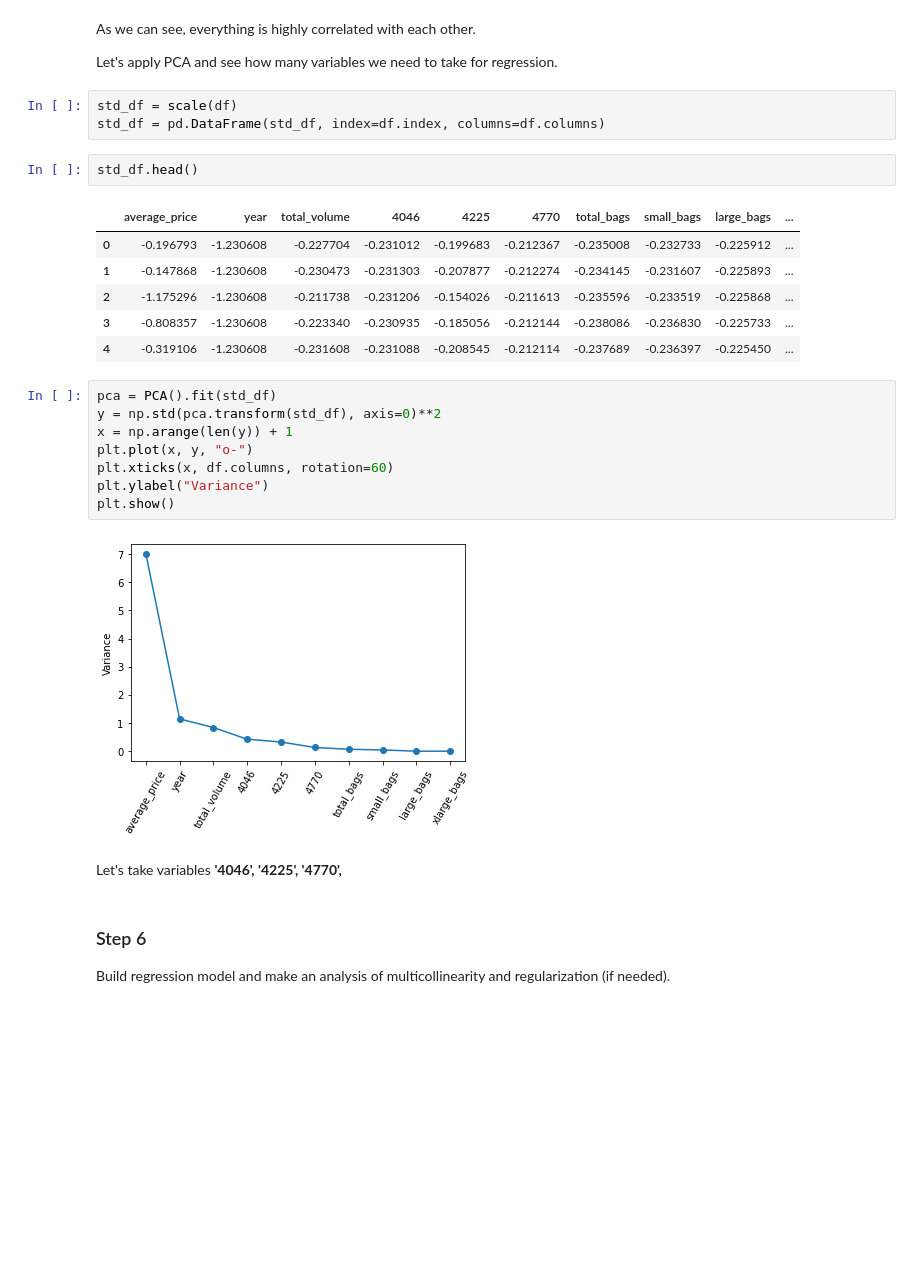
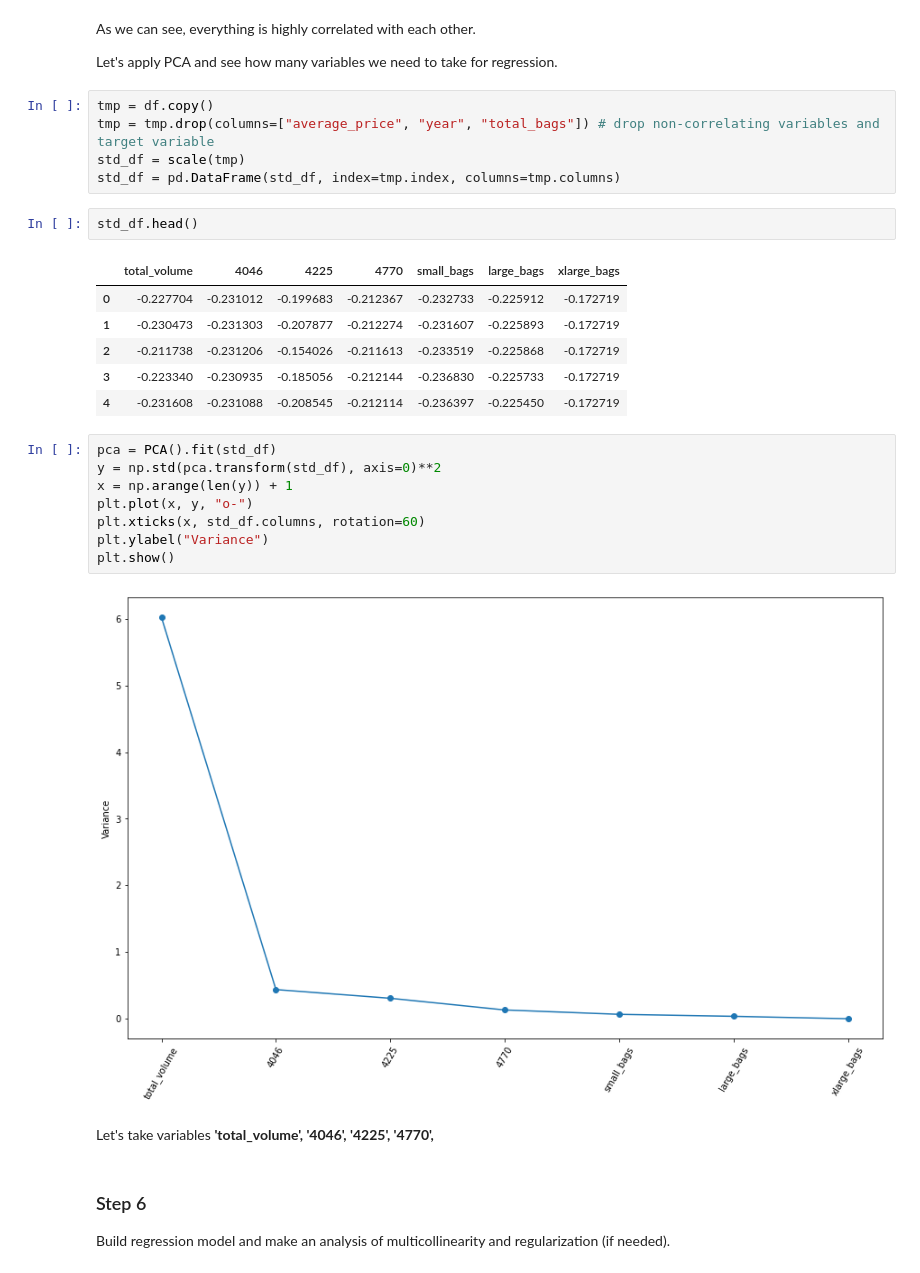
Before and after one commit to DmitryPogrebnoy/Multivar_Data_Analysis_ITMO, a Jupyter notebook: task2/task2.ipynb, the cells around one changed output. Drawn from its saved outputs; the diff is of its cells as text; blank space fills up the shorter version.

Commit message:
Task 2 - Fix charts and regressions

```diff
--- a/task2/task2.ipynb
+++ b/task2/task2.ipynb
@@ -315,30 +367,32 @@ sns.heatmap(df.corr(method='pearson'), annot=True)
 As we can see, everything is highly correlated with each other.
 
 Let's apply PCA and see how many variables we need to take for regression.
-# %%
-std_df = scale(df)
-std_df = pd.DataFrame(std_df, index=df.index, columns=df.columns)
+# %%
+tmp = df.copy()
+tmp = tmp.drop(columns=["average_price", "year", "total_bags"]) # drop non-correlating variables and target variable
+std_df = scale(tmp)
+std_df = pd.DataFrame(std_df, index=tmp.index, columns=tmp.columns)
 # %%
 std_df.head()
 # %% [output]
-|  | average_price | year | total_volume | 4046 | 4225 | 4770 | total_bags | small_bags | large_bags | ... |
-| 0 | -0.196793 | -1.230608 | -0.227704 | -0.231012 | -0.199683 | -0.212367 | -0.235008 | -0.232733 | -0.225912 | ... |
-| 1 | -0.147868 | -1.230608 | -0.230473 | -0.231303 | -0.207877 | -0.212274 | -0.234145 | -0.231607 | -0.225893 | ... |
-| 2 | -1.175296 | -1.230608 | -0.211738 | -0.231206 | -0.154026 | -0.211613 | -0.235596 | -0.233519 | -0.225868 | ... |
-| 3 | -0.808357 | -1.230608 | -0.223340 | -0.230935 | -0.185056 | -0.212144 | -0.238086 | -0.236830 | -0.225733 | ... |
-| 4 | -0.319106 | -1.230608 | -0.231608 | -0.231088 | -0.208545 | -0.212114 | -0.237689 | -0.236397 | -0.225450 | ... |
+|  | total_volume | 4046 | 4225 | 4770 | small_bags | large_bags | xlarge_bags |
+| 0 | -0.227704 | -0.231012 | -0.199683 | -0.212367 | -0.232733 | -0.225912 | -0.172719 |
+| 1 | -0.230473 | -0.231303 | -0.207877 | -0.212274 | -0.231607 | -0.225893 | -0.172719 |
+| 2 | -0.211738 | -0.231206 | -0.154026 | -0.211613 | -0.233519 | -0.225868 | -0.172719 |
+| 3 | -0.223340 | -0.230935 | -0.185056 | -0.212144 | -0.236830 | -0.225733 | -0.172719 |
+| 4 | -0.231608 | -0.231088 | -0.208545 | -0.212114 | -0.236397 | -0.225450 | -0.172719 |
 # %%
 pca = PCA().fit(std_df)
 y = np.std(pca.transform(std_df), axis=0)**2
 x = np.arange(len(y)) + 1
 plt.plot(x, y, "o-")
-plt.xticks(x, df.columns, rotation=60)
+plt.xticks(x, std_df.columns, rotation=60)
 plt.ylabel("Variance")
 plt.show()
 # %% [output]
-[figure, old version]
+[figure, new version]
 # %% [markdown]
-Let's take variables **'4046', '4225', '4770',**
+Let's take variables **'total_volume', '4046', '4225', '4770',**
 # %% [markdown]
 ### Step 6
 Build regression model and make an analysis of multicollinearity and regularization (if
```
Also changed, not shown: parts of 20 cells of this notebook.
